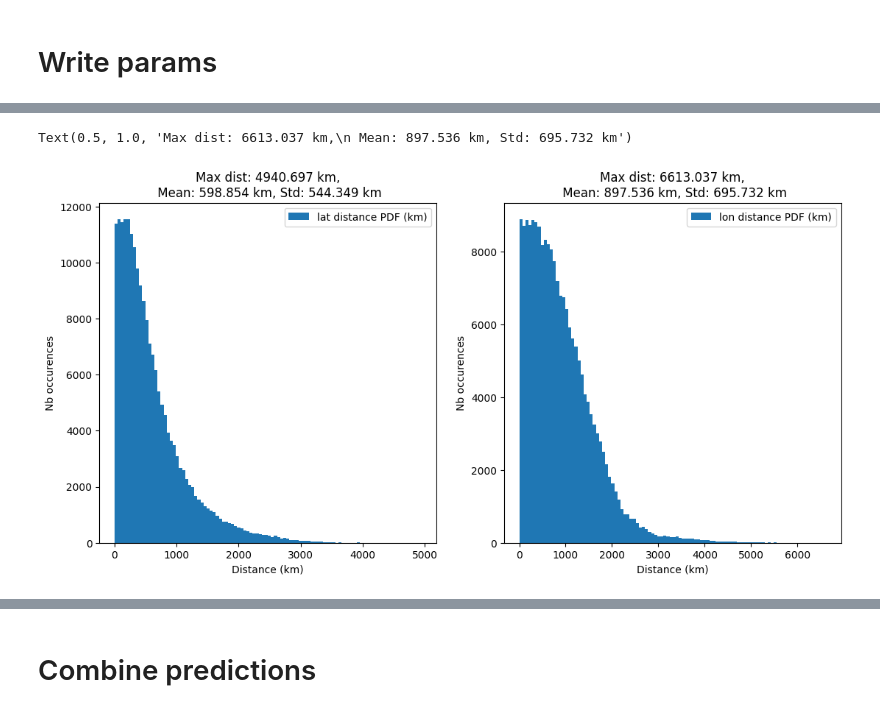
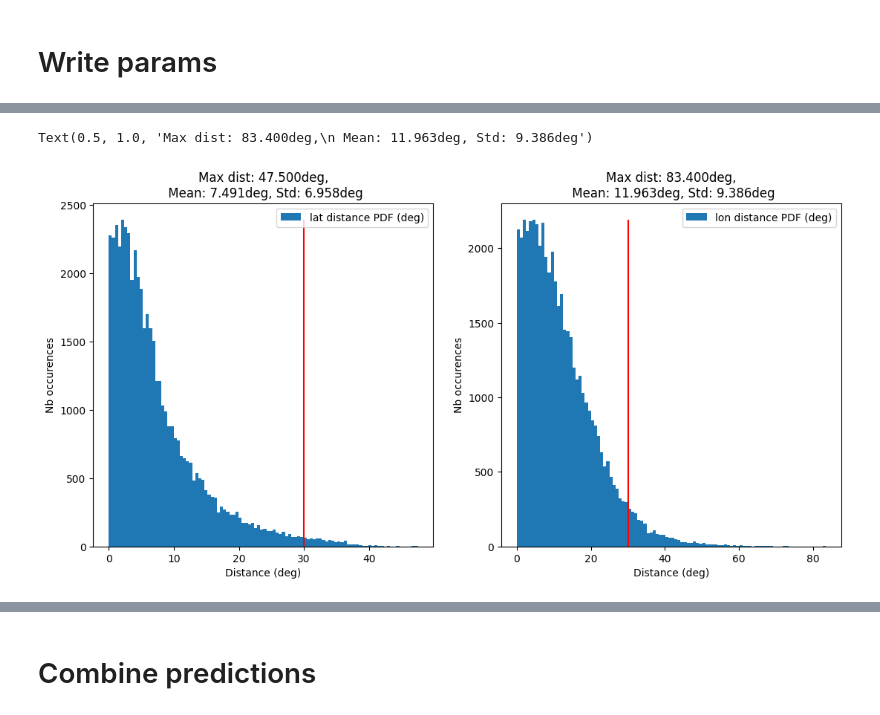
Before and after one commit to msgomez06/TCBench_0.1, a Jupyter notebook: scripts/test.ipynb, the cells around one changed output, grey strips where cells are left out. Drawn from its saved outputs; the diff is of its cells as text; code cells hidden in the pictures.

```diff
--- a/scripts/test.ipynb
+++ b/scripts/test.ipynb
@@ -106,20 +110,23 @@ Text(0.5, 1.0, 'Distribution of distances traveled by TCs during a week\nMax: 61
 # %%
-d168_lat = np.load("./168h_dists_lats.npy")
-d168_lon = np.load("./168h_dists_lons.npy")
+d168_lat = np.load(f"./168h_dists_lats_{mode}.npy")
+d168_lon = np.load(f"./168h_dists_lons_{mode}.npy")
 
 fig, axs = plt.subplots(1, 2, figsize=(13, 6))
 ax1, ax2 = axs
-ax1.hist(d168_lat, bins=100, label="lat distance PDF (km)")
-ax1.set_title(f"Max dist: {d168_lat.max():.3f} km,\n Mean: {np.mean(d168_lat):.3f} km, Std: {np.std(d168_lat):.3f} km")
-ax1.set_xlabel("Distance (km)")
+n, _, _ = ax1.hist(d168_lat, bins=100, label=f"lat distance PDF ({mode})")
+
+ax1.vlines(30, ymin=0, ymax=n.max(), color="r")
+ax1.set_title(f"Max dist: {d168_lat.max():.3f}{mode},\n Mean: {np.mean(d168_lat):.3f}{mode}, Std: {np.std(d168_lat):.3f}{mode}")
+ax1.set_xlabel(f"Distance ({mode})")
 ax1.set_ylabel("Nb occurences")
 ax1.legend()
 
-ax2.hist(d168_lon, bins=100, label="lon distance PDF (km)")
-ax2.set_xlabel("Distance (km)")
+n, _, _ = ax2.hist(d168_lon, bins=100, label=f"lon distance PDF ({mode})")
+ax2.vlines(30, ymin=0, ymax=n.max(), color="r")
+ax2.set_xlabel(f"Distance ({mode})")
 ax2.set_ylabel("Nb occurences")
 ax2.legend()
-ax2.set_title(f"Max dist: {d168_lon.max():.3f} km,\n Mean: {np.mean(d168_lon):.3f} km, Std: {np.std(d168_lon):.3f} km")
+ax2.set_title(f"Max dist: {d168_lon.max():.3f}{mode},\n Mean: {np.mean(d168_lon):.3f}{mode}, Std: {np.std(d168_lon):.3f}{mode}")
 # %% [output]
-Text(0.5, 1.0, 'Max dist: 6613.037 km,\n Mean: 897.536 km, Std: 695.732 km')
+Text(0.5, 1.0, 'Max dist: 83.400deg,\n Mean: 11.963deg, Std: 9.386deg')
-[figure, old version]
+[figure, new version]
```
Also changed, not shown: parts of 36 cells of this notebook, 2 other files.
